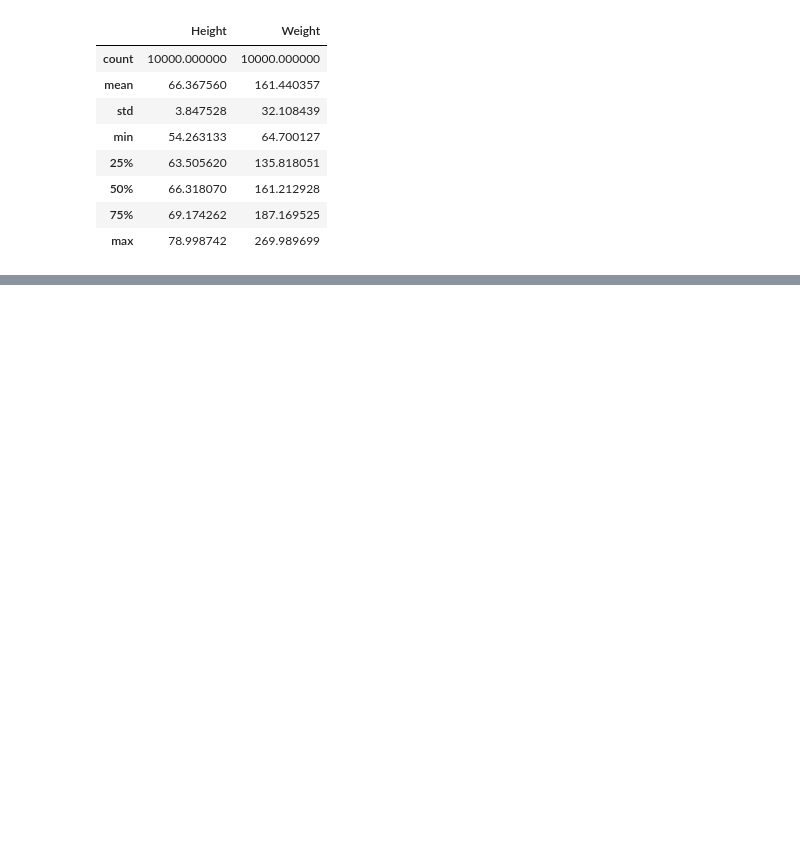
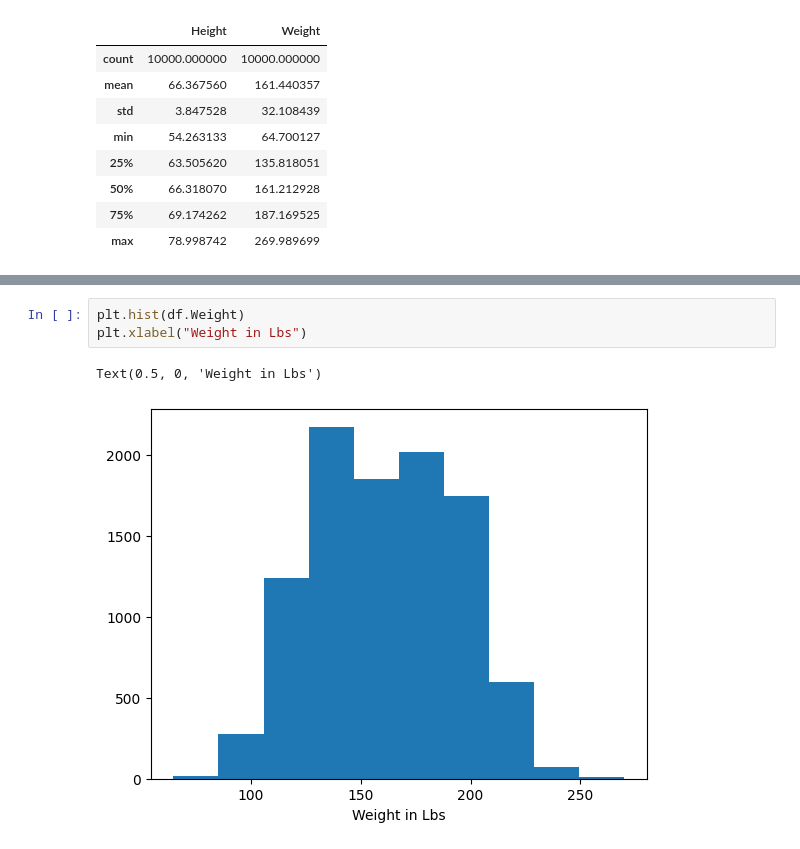
Before and after one commit to Saad-SYEDK/Machine_Learning, a Jupyter notebook: machine_learning.ipynb, the cells around one changed output, grey strips where cells are left out. Saved outputs shown, nothing was run; the diff lists cells and outputs as text; blank space fills up the shorter version.

```diff
--- a/machine_learning.ipynb
+++ b/machine_learning.ipynb
@@ -2495,0 +2529,6 @@ df.describe()
+# %%
+plt.hist(df.Weight)
+plt.xlabel("Weight in Lbs")
+# %% [output]
+Text(0.5, 0, 'Weight in Lbs')
+[figure, added]
```
Also changed, not shown: parts of 5 cells of this notebook.
